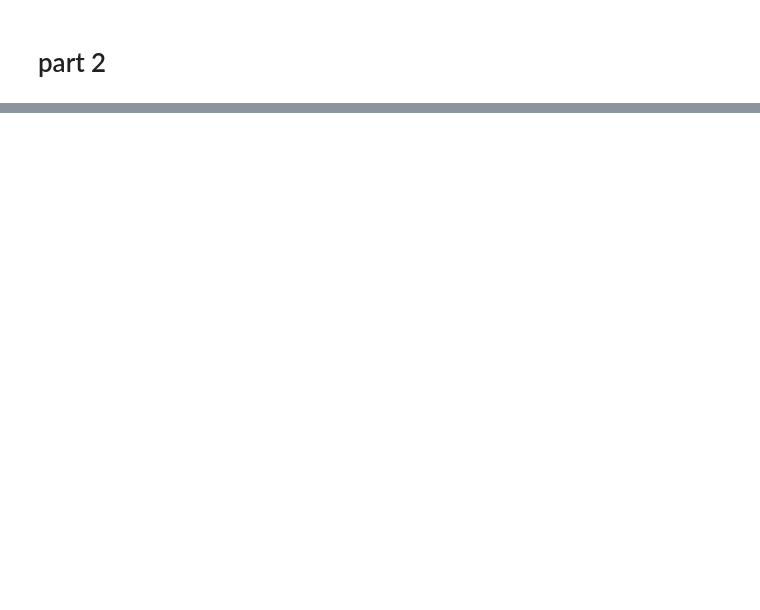
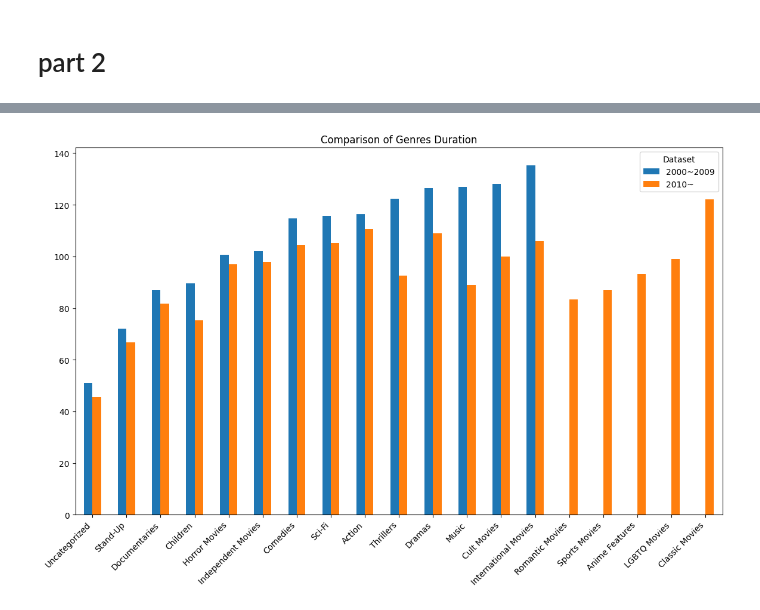
Before and after one commit to UtsumiYoji/Mini-Project2-Investigating-Netflix-Movies, a Jupyter notebook: program/main.ipynb, the cells around one changed output, grey strips where cells are left out. Cells and saved outputs as stored; diff of their text form; code cells hidden in the pictures; blank space fills up the shorter version.

```diff
--- a/program/main.ipynb
+++ b/program/main.ipynb
@@ -55,0 +59,20 @@ dataset.groupby('release_year')[['duration']].mean().plot()
+# %%
+import matplotlib.pyplot as plt
+
+data_before = dataset.query('2000 <= release_year <= 2009').groupby('genre')['duration'].mean().sort_values()
+data_after = dataset.query('2010 <= release_year').groupby('genre')['duration'].mean().sort_values()
+
+df1 = pd.DataFrame(data_before)
+df2 = pd.DataFrame(data_after)
+
+df = pd.concat([df1, df2], axis=1)
+df.columns = ['2000~2009', '2010~']
+
+df.plot(kind='bar', figsize=(14, 8))
+plt.title('Comparison of Genres Duration')
+plt.xlabel('')
+plt.xticks(rotation=45, ha='right')
+plt.legend(title='Dataset')
+plt.show()
+# %% [output]
+[figure, added]
```
Also changed, not shown: parts of 6 cells of this notebook, 5 other files.
